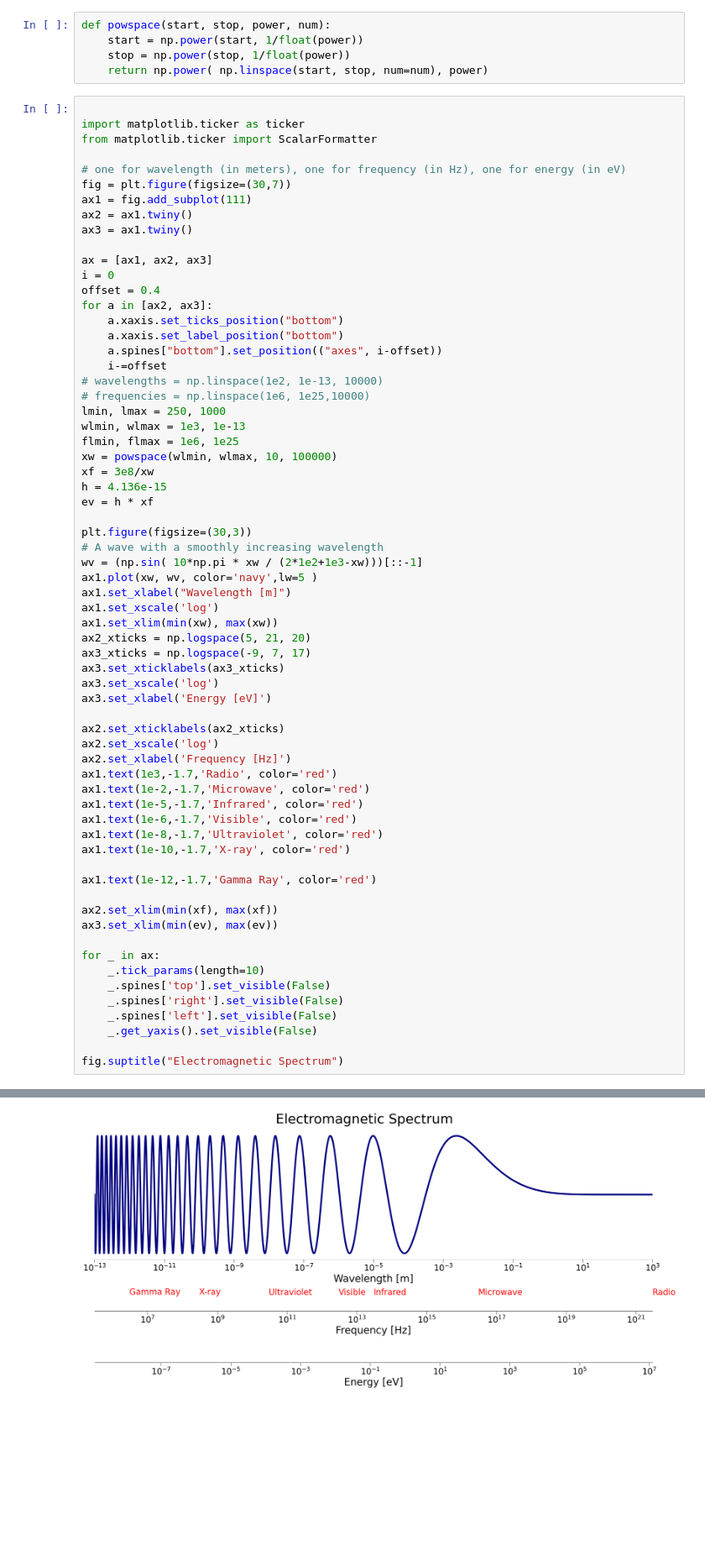
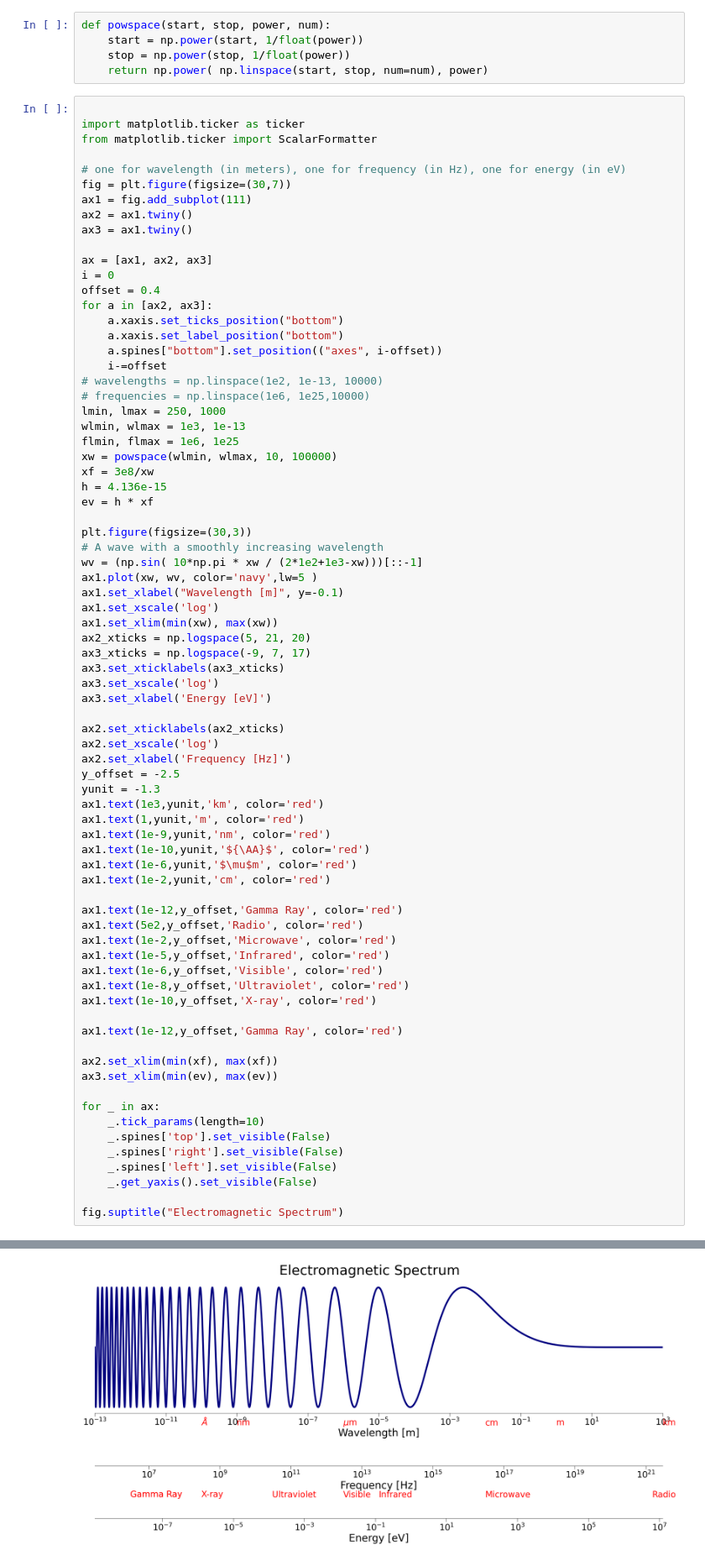
Before and after one commit to gnarayan/ast503_2024_Fall, a Jupyter notebook: homework/PadmaVenkatraman/HW1_ASTR503_PadmaVenkatraman.ipynb, the cells around one changed output, grey strips where cells are left out. Shown at 84% size. Cells and saved outputs as stored; diff of their text form; blank space fills up the shorter version.

```diff
--- a/homework/PadmaVenkatraman/HW1_ASTR503_PadmaVenkatraman.ipynb
+++ b/homework/PadmaVenkatraman/HW1_ASTR503_PadmaVenkatraman.ipynb
@@ -112,42 +109,52 @@ ev = h * xf
 plt.figure(figsize=(30,3))
 # A wave with a smoothly increasing wavelength
 wv = (np.sin( 10*np.pi * xw / (2*1e2+1e3-xw)))[::-1]
 ax1.plot(xw, wv, color='navy',lw=5 )
-ax1.set_xlabel("Wavelength [m]")
+ax1.set_xlabel("Wavelength [m]", y=-0.1)
 ax1.set_xscale('log')
 ax1.set_xlim(min(xw), max(xw))
 ax2_xticks = np.logspace(5, 21, 20)
 ax3_xticks = np.logspace(-9, 7, 17)
 ax3.set_xticklabels(ax3_xticks)
 ax3.set_xscale('log')
 ax3.set_xlabel('Energy [eV]')
 
 ax2.set_xticklabels(ax2_xticks)
 ax2.set_xscale('log')
 ax2.set_xlabel('Frequency [Hz]')
-ax1.text(1e3,-1.7,'Radio', color='red')
-ax1.text(1e-2,-1.7,'Microwave', color='red')
-ax1.text(1e-5,-1.7,'Infrared', color='red')
-ax1.text(1e-6,-1.7,'Visible', color='red')
-ax1.text(1e-8,-1.7,'Ultraviolet', color='red')
-ax1.text(1e-10,-1.7,'X-ray', color='red')
+y_offset = -2.5
+yunit = -1.3
+ax1.text(1e3,yunit,'km', color='red')
+ax1.text(1,yunit,'m', color='red')
+ax1.text(1e-9,yunit,'nm', color='red')
+ax1.text(1e-10,yunit,'${\AA}$', color='red')
+ax1.text(1e-6,yunit,'$\mu$m', color='red')
+ax1.text(1e-2,yunit,'cm', color='red')
 
-ax1.text(1e-12,-1.7,'Gamma Ray', color='red')
+ax1.text(1e-12,y_offset,'Gamma Ray', color='red')
+ax1.text(5e2,y_offset,'Radio', color='red')
+ax1.text(1e-2,y_offset,'Microwave', color='red')
+ax1.text(1e-5,y_offset,'Infrared', color='red')
+ax1.text(1e-6,y_offset,'Visible', color='red')
+ax1.text(1e-8,y_offset,'Ultraviolet', color='red')
+ax1.text(1e-10,y_offset,'X-ray', color='red')
+
+ax1.text(1e-12,y_offset,'Gamma Ray', color='red')
 
 ax2.set_xlim(min(xf), max(xf))
 ax3.set_xlim(min(ev), max(ev))
 
 for _ in ax:
     _.tick_params(length=10)
     _.spines['top'].set_visible(False)
     _.spines['right'].set_visible(False)
     _.spines['left'].set_visible(False)
     _.get_yaxis().set_visible(False)
 
 fig.suptitle("Electromagnetic Spectrum")
 # %% [output]
 Text(0.5, 0.98, 'Electromagnetic Spectrum')
-[figure, old version]
+[figure, new version]
 <Figure size 3000x300 with 0 Axes>
 # %% [markdown]
 # Q2. Dealing with Data from Multiple Sources - adding passbands and atmospheric transmission (30 pts)
```
Also changed, not shown: parts of 7 cells of this notebook, 3 other files.
